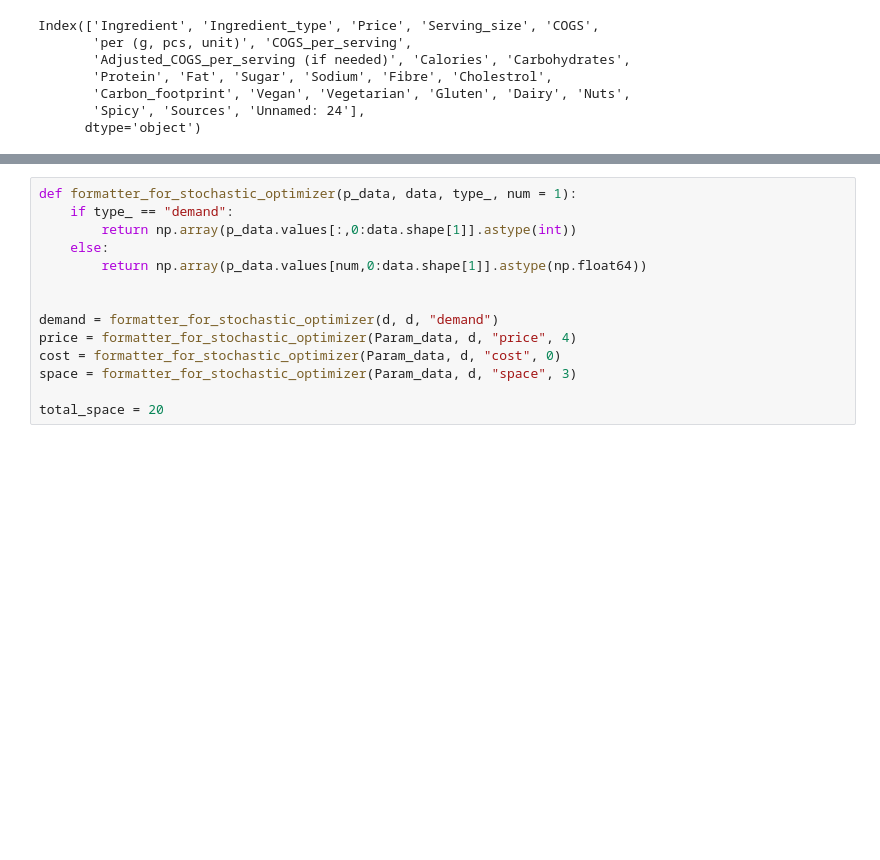
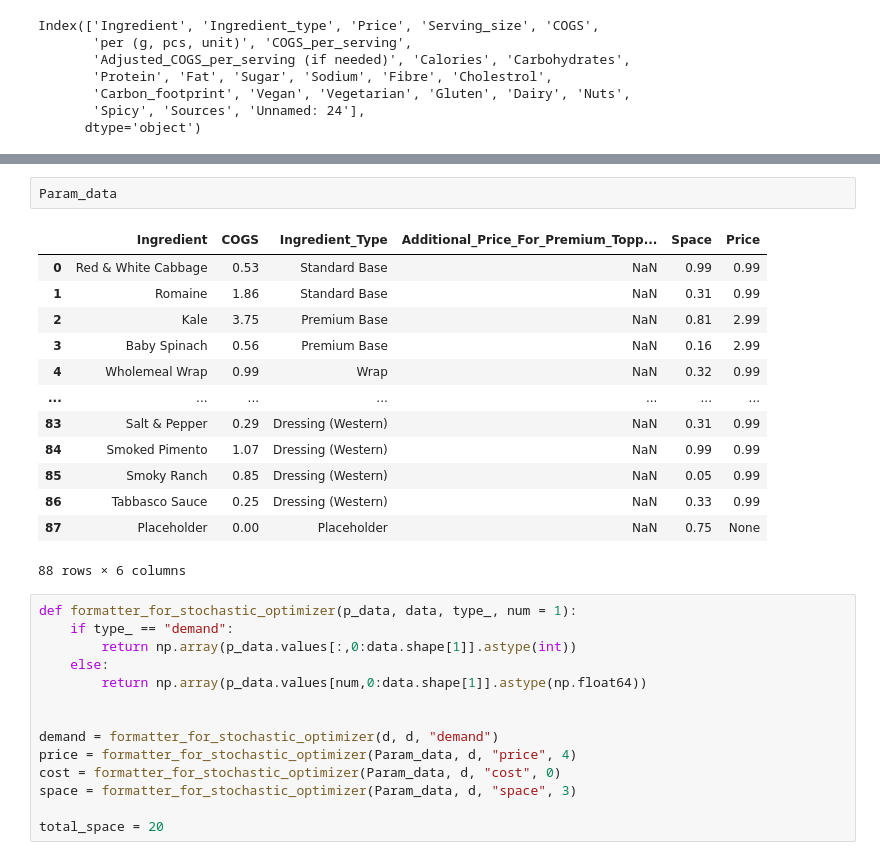
Before and after one commit to qy2000/bc2410-salad-LOP, a Jupyter notebook: ipynb/Ingredient_Order_Optimiser_Source_Code.ipynb, the cells around one changed output, grey strips where cells are left out. Saved outputs shown, nothing was run; the diff lists cells and outputs as text; blank space fills up the shorter version.

```diff
--- a/ipynb/Ingredient_Order_Optimiser_Source_Code.ipynb
+++ b/ipynb/Ingredient_Order_Optimiser_Source_Code.ipynb
@@ -433,3 +457,19 @@ See the caveats in the documentation: https://pandas.pydata.org/pandas-docs/stab
+# %%
+Param_data
+# %% [output]
+|  | Ingredient | COGS | Ingredient_Type | Additional_Price_For_Premium_Topp... | Space | Price |
+| 0 | Red & White Cabbage | 0.53 | Standard Base | NaN | 0.99 | 0.99 |
+| 1 | Romaine | 1.86 | Standard Base | NaN | 0.31 | 0.99 |
+| 2 | Kale | 3.75 | Premium Base | NaN | 0.81 | 2.99 |
+| 3 | Baby Spinach | 0.56 | Premium Base | NaN | 0.16 | 2.99 |
+| 4 | Wholemeal Wrap | 0.99 | Wrap | NaN | 0.32 | 0.99 |
+| ... | ... | ... | ... | ... | ... | ... |
+| 83 | Salt & Pepper | 0.29 | Dressing (Western) | NaN | 0.31 | 0.99 |
+| 84 | Smoked Pimento | 1.07 | Dressing (Western) | NaN | 0.99 | 0.99 |
+| 85 | Smoky Ranch | 0.85 | Dressing (Western) | NaN | 0.05 | 0.99 |
+| 86 | Tabbasco Sauce | 0.25 | Dressing (Western) | NaN | 0.33 | 0.99 |
+| 87 | Placeholder | 0.00 | Placeholder | NaN | 0.75 | None |
+88 rows × 6 columns
 # %%
 def formatter_for_stochastic_optimizer(p_data, data, type_, num = 1):
     if type_ == "demand":
```
Also changed, not shown: parts of 10 cells of this notebook.
